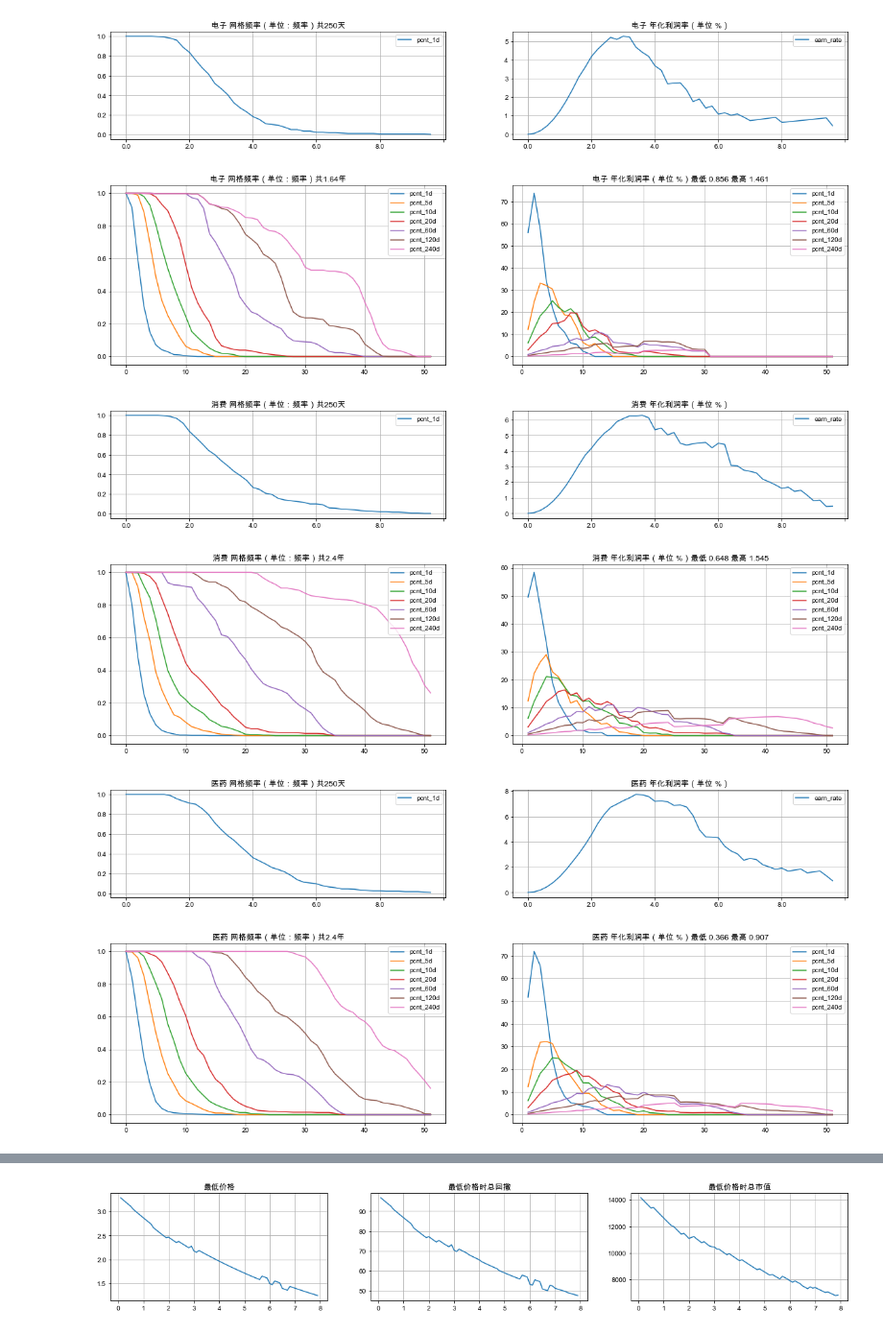
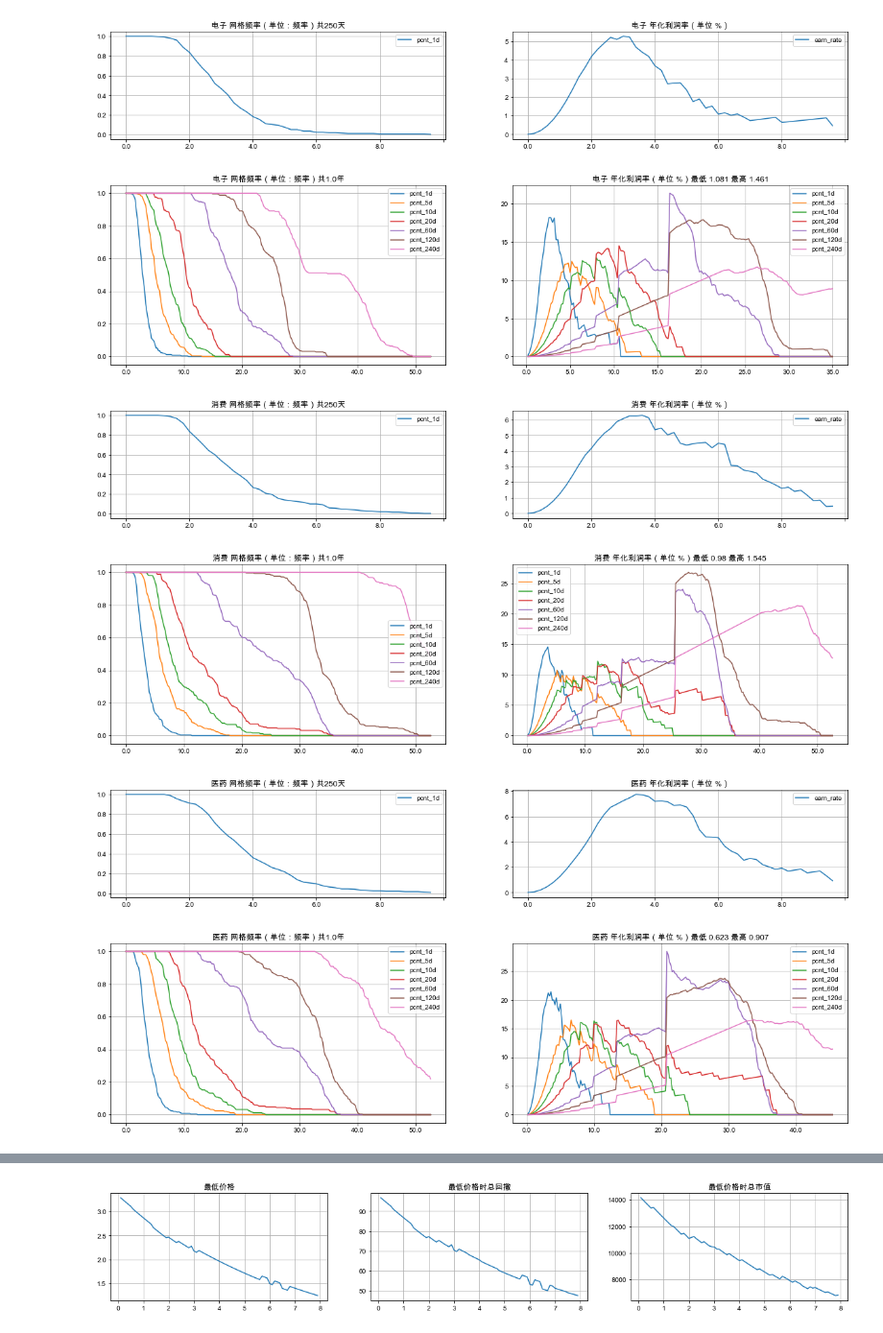
Before and after one commit to codemilestones/etf-quant, a Jupyter notebook: data/etf_basic.ipynb, the cells around one changed output, grey strips where cells are left out. Shown at 96% size. Saved outputs shown, nothing was run; the diff lists cells and outputs as text; code cells hidden in the pictures.

```diff
--- a/data/etf_basic.ipynb
+++ b/data/etf_basic.ipynb
@@ -49,7 +49,7 @@ def compute_net_basic_long(path, stock_name, days=10000):
     year = total / 250.0
 
     fig, axes = plt.subplots(nrows=1, ncols=2, figsize=(20,5))
-    bin = np.arange(0,53,1)
+    bin = np.arange(0,53,0.2)
     sum_counts = DataFrame()
     year_earn = DataFrame()
     for p in peried:
@@ -63,13 +63,14 @@ def compute_net_basic_long(path, stock_name, days=10000):
         max = df['high'].max()
         rate = DataFrame()
         rate['rate'] = list(sum_counts.index)
+        rate.index = sum_counts.index
         rate['buy_time'] = (math.log(max/min) / np.log(1+rate['rate']/100)) // 1
         rate['buy_money'] = 1 / rate['buy_time']
 
         earn = sum_counts[p_name] * rate['buy_money'] * rate['rate']
         long_total = total // p
         year_earn[p_name] = earn * long_total / 2 / year # 年化收益
-        year_earn[p_name] = year_earn[p_name] * (rate['buy_time'] * 0.5 // 1) # 根据总购买次数增大对敲网格次数，
+        # year_earn[p_name] = year_earn[p_name] * (rate['buy_time'] * 0.5 // 1) # 根据总购买次数增大对敲网格次数，
 
 
     sum_counts.plot(title=stock_name + ' 网格频率（单位：频率）共' + str(year) + '年', ax=axes[0])
@@ -128,6 +129,6 @@ stock = pd.read_csv('./stock.csv')
 days = 250
 for row in stock.itertuples():
     compute_net_basic('./' + row[2] + '.csv', row[3], days)
-    compute_net_basic_long('./' + row[2] + '.csv', row[3], 600)
+    compute_net_basic_long('./' + row[2] + '.csv', row[3], days)
 # %% [output]
 [figure]
@@ -137,7 +138,7 @@ for row in stock.itertuples():
 [figure]
-[figure, old version]
+[figure, new version]
 [figure]
-[figure, old version]
+[figure, new version]
 [figure]
-[figure, old version]
+[figure, new version]
 [figure]
```
Also changed, not shown: parts of 1 cell of this notebook.
